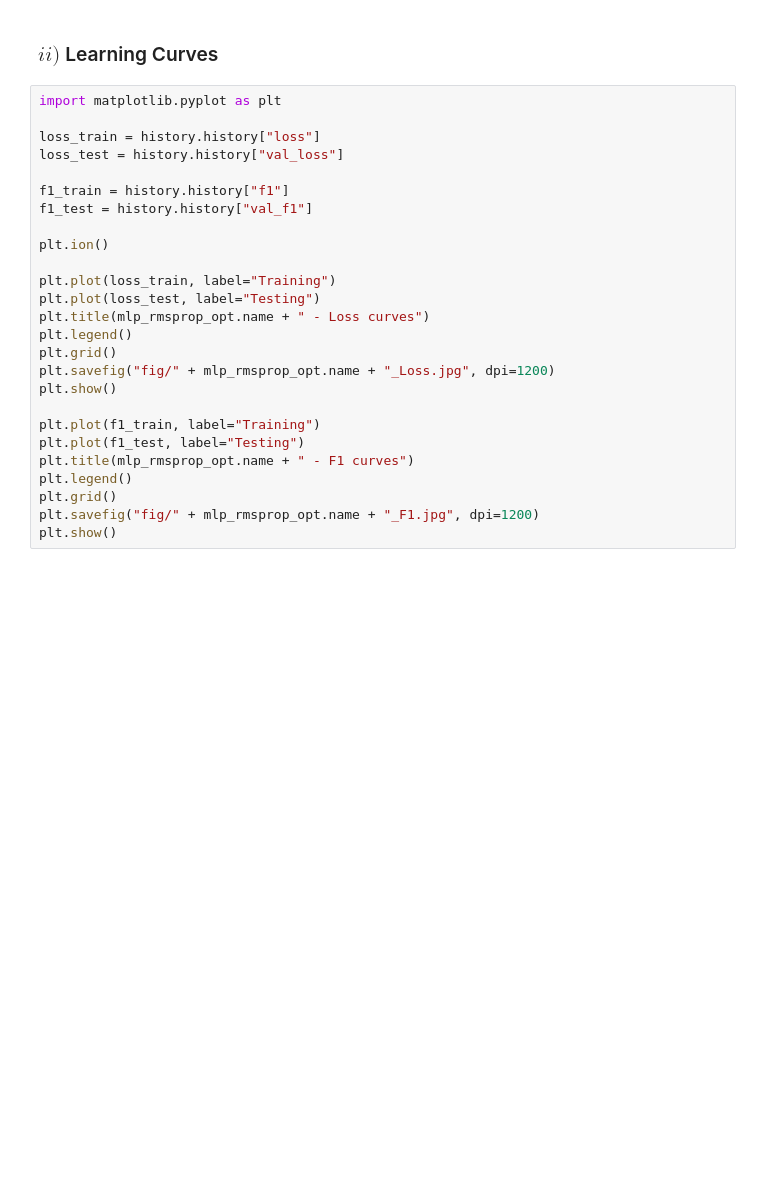
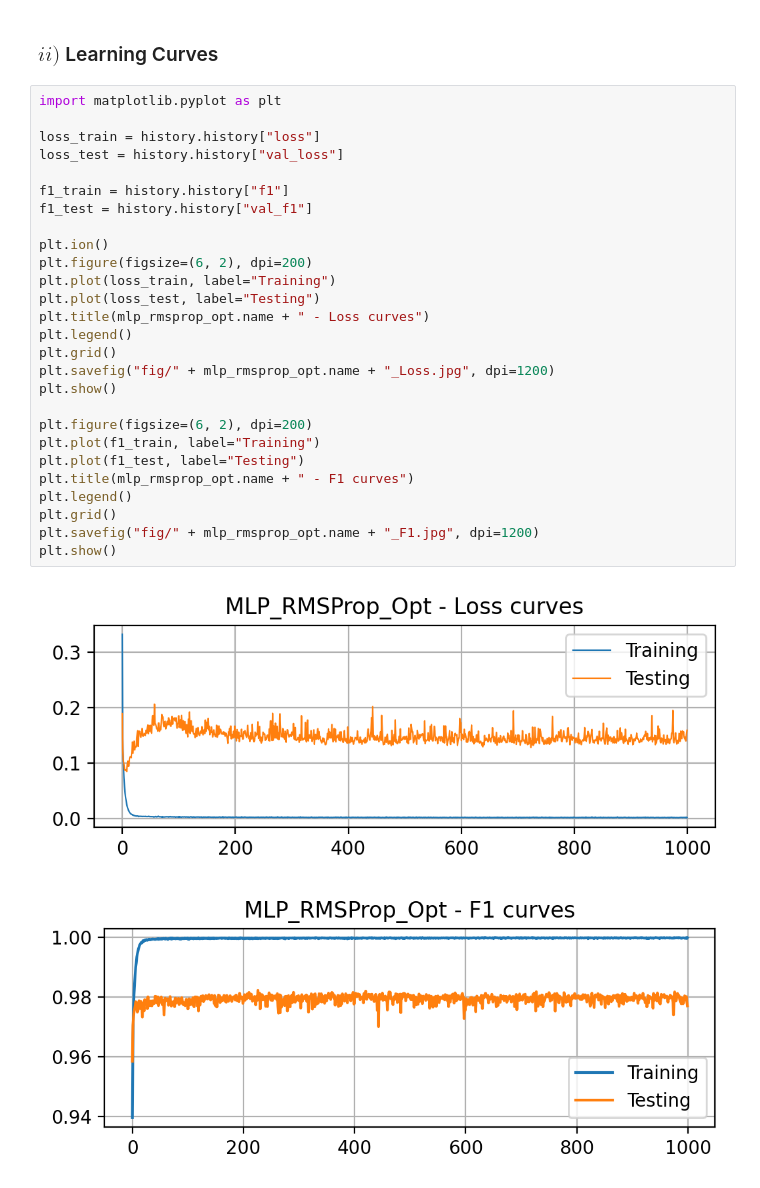
Before and after one commit to georgegito/mlp-class, a Jupyter notebook: mlp_class_fine_tunning.ipynb, the cells around one changed output. Cells and saved outputs as stored; diff of their text form; blank space fills up the shorter version.

```diff
--- a/mlp_class_fine_tunning.ipynb
+++ b/mlp_class_fine_tunning.ipynb
@@ -215,26 +230,30 @@ print("Accuracy =", accuracy, "\nRecall =", recall, "\nPrecision =", precision,
 # %%
 import matplotlib.pyplot as plt
 
 loss_train = history.history["loss"]
 loss_test = history.history["val_loss"]
 
 f1_train = history.history["f1"]
 f1_test = history.history["val_f1"]
 
 plt.ion()
-
+plt.figure(figsize=(6, 2), dpi=200)
 plt.plot(loss_train, label="Training")
 plt.plot(loss_test, label="Testing")
 plt.title(mlp_rmsprop_opt.name + " - Loss curves")
 plt.legend()
 plt.grid()
 plt.savefig("fig/" + mlp_rmsprop_opt.name + "_Loss.jpg", dpi=1200)
 plt.show()
 
+plt.figure(figsize=(6, 2), dpi=200)
 plt.plot(f1_train, label="Training")
 plt.plot(f1_test, label="Testing")
 plt.title(mlp_rmsprop_opt.name + " - F1 curves")
 plt.legend()
 plt.grid()
 plt.savefig("fig/" + mlp_rmsprop_opt.name + "_F1.jpg", dpi=1200)
 plt.show()
+# %% [output]
+[figure, added]
+[figure, added]
```
Also changed, not shown: parts of 4 cells of this notebook.
